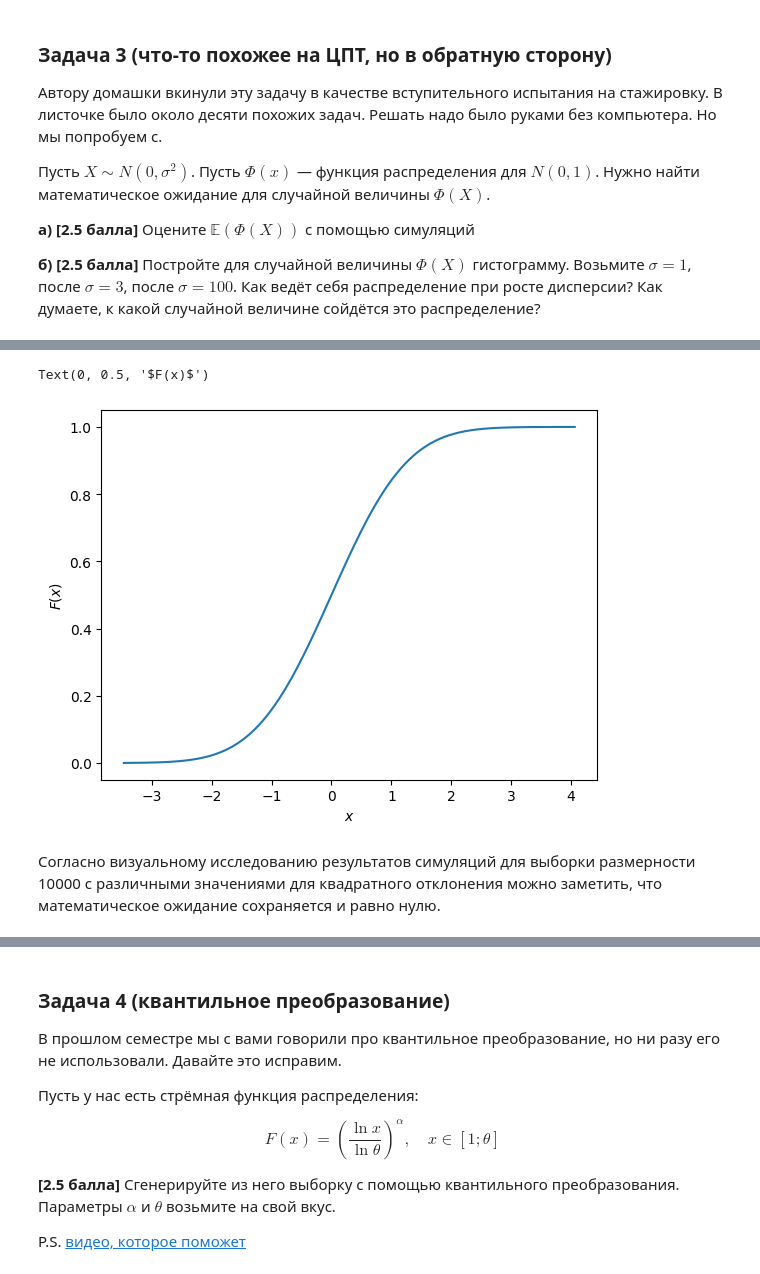
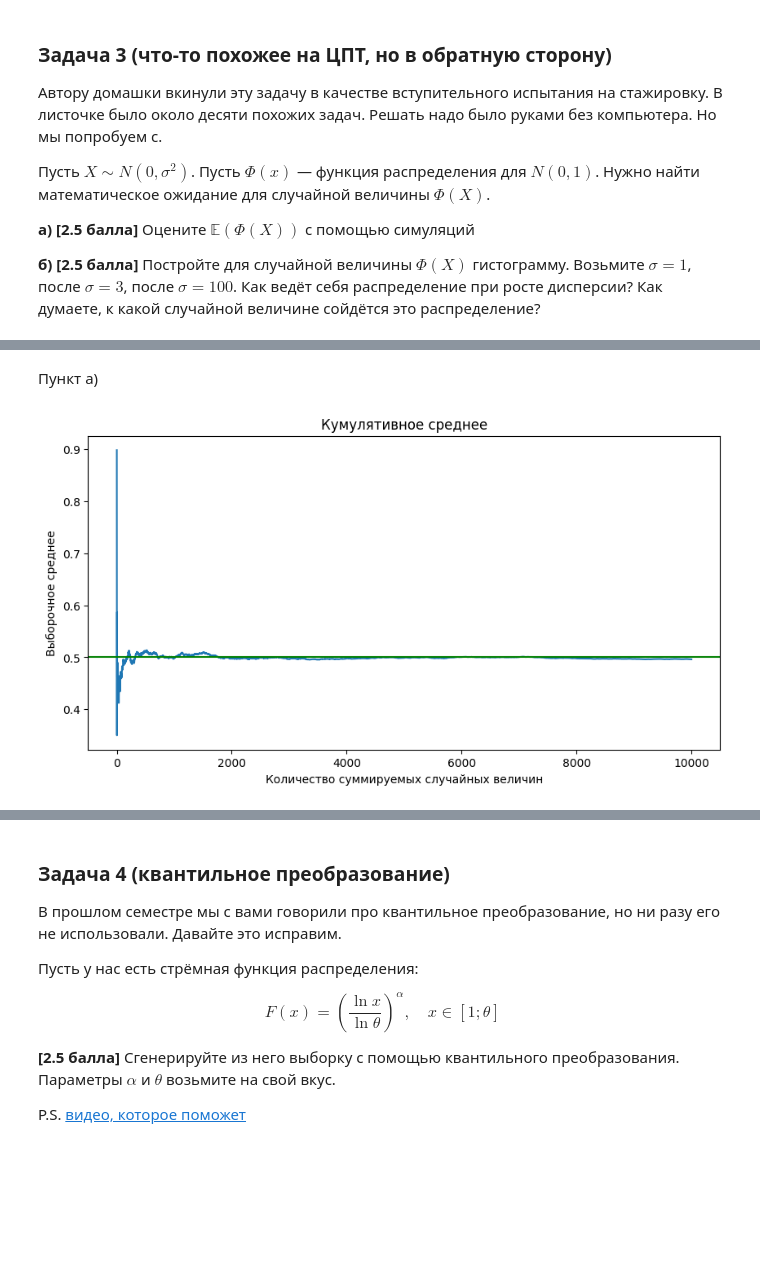
Before and after one commit to Kulikov17/MLDS_math_2022, a Jupyter notebook: hw_matstat/hw-01-kulikov-dmitry.ipynb, the cells around one changed output, grey strips where cells are left out. Drawn from its saved outputs; the diff is of its cells as text; code cells hidden in the pictures; blank space fills up the shorter version.

```diff
--- a/hw_matstat/hw-01-kulikov-dmitry.ipynb
+++ b/hw_matstat/hw-01-kulikov-dmitry.ipynb
@@ -365,15 +347,2 @@ helper_draw_func(X)
-# %%
-grid_sigma = [1, 3, 100]
-x_data = [norm(loc=0, scale=i).rvs(size=10000) for i in grid_sigma]
-distribution = norm(loc=0, scale=1)
-for i in range(len(grid_sigma)):
-  grid = sorted(x_data[i])
-  plt.plot(grid, distribution.cdf(grid), label='$F(x)$')
-  break
-plt.xlabel('$x$', fontsize=10) # подписи осей
-plt.ylabel('$F(x)$', fontsize=10)
-# %% [output]
-Text(0, 0.5, '$F(x)$')
-[figure, removed]
-# %% [markdown]
-Согласно визуальному исследованию результатов симуляций для выборки размерности 10000 с различными значениями для квадратного отклонения можно заметить, что математическое ожидание сохраняется и равно нулю.
+# %% [markdown]
+Пункт а)
@@ -379,0 +351,16 @@ Text(0, 0.5, '$F(x)$')
+# %%
+X = norm(loc=0, scale=1)
+phi = norm(loc=0, scale=1).cdf
+# %%
+values = phi(X.rvs(size=10**4, random_state=228))
+tmps = np.arange(1, len(values) + 1)
+expect = np.cumsum(values) / tmps
+# %%
+plt.figure(figsize=(10, 5))
+plt.plot(tmps, expect)
+plt.axhline(0.5, color='g')
+plt.title('Кумулятивное среднее')
+plt.xlabel('Количество суммируемых случайных величин')
+plt.ylabel('Выборочное среднее');
+# %% [output]
+[figure, added]
```
Also changed, not shown: parts of 24 cells of this notebook.
